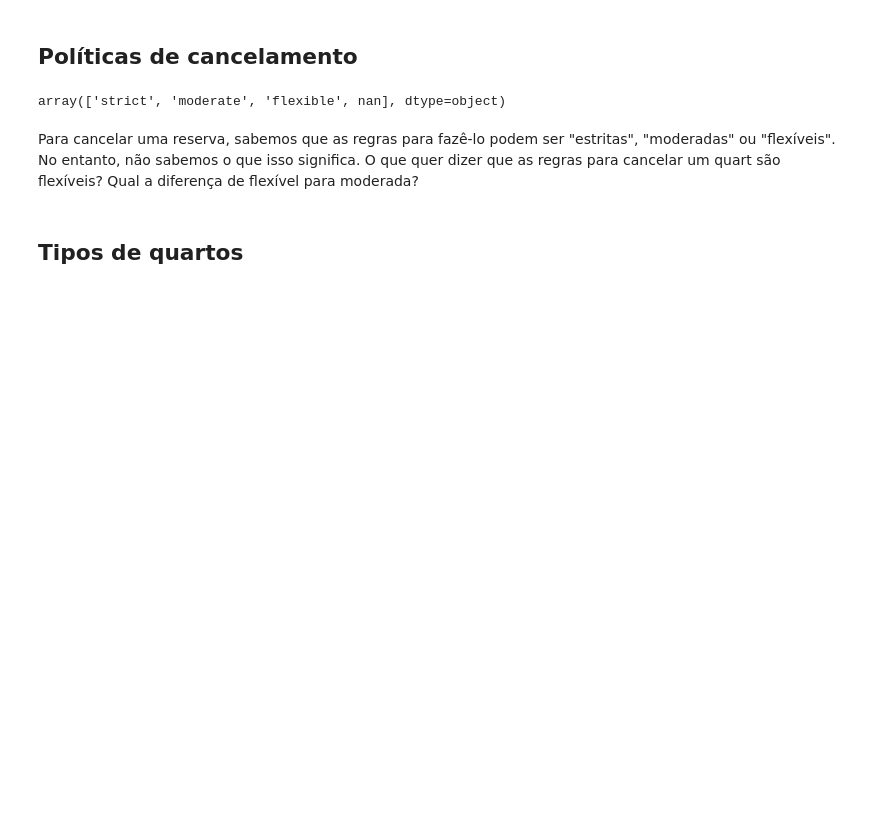
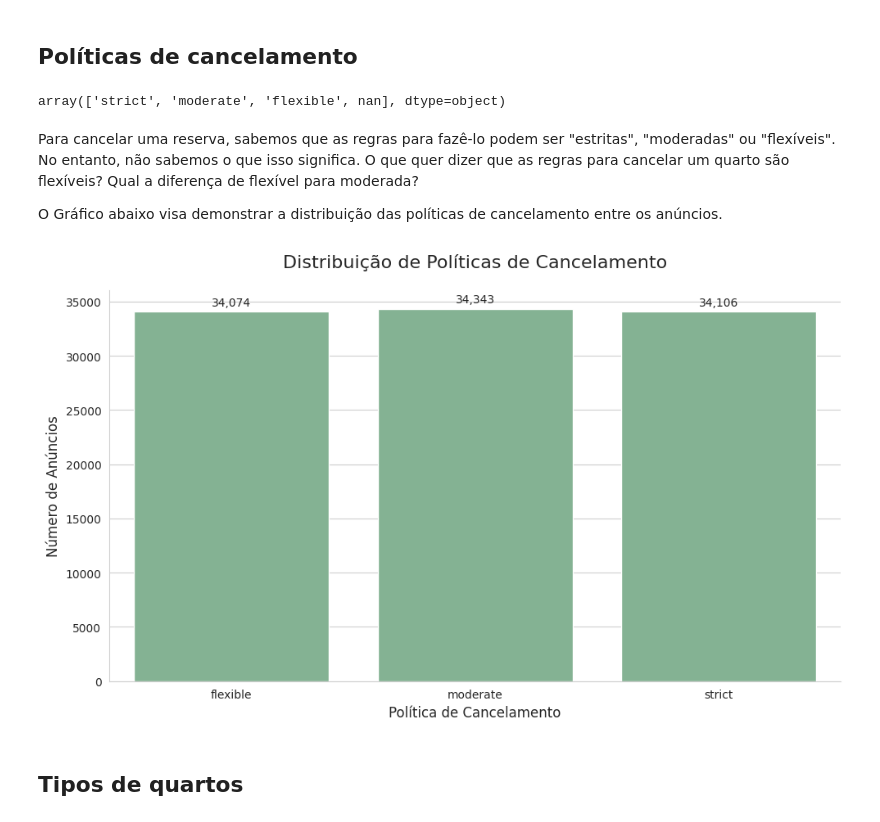
Before and after one commit to lucasqueiroz23/airbnb-data-analysis, a Jupyter notebook: raw/analytics.ipynb, the cells around one changed output. Drawn from its saved outputs; the diff is of its cells as text; code cells hidden in the pictures; blank space fills up the shorter version.

```diff
--- a/raw/analytics.ipynb
+++ b/raw/analytics.ipynb
@@ -245,7 +380,57 @@ cancellation_policies
 # %% [output]
 array(['strict', 'moderate', 'flexible', nan], dtype=object)
 # %% [markdown]
-Para cancelar uma reserva, sabemos que as regras para fazê-lo podem ser "estritas", "moderadas" ou "flexíveis". No entanto, não sabemos o que isso significa. O que quer dizer que as regras para cancelar um quart são flexíveis? Qual a diferença de flexível para moderada?
+Para cancelar uma reserva, sabemos que as regras para fazê-lo podem ser "estritas", "moderadas" ou "flexíveis". No entanto, não sabemos o que isso significa. O que quer dizer que as regras para cancelar um quarto são flexíveis? Qual a diferença de flexível para moderada?
+
+O Gráfico abaixo visa demonstrar a distribuição das políticas de cancelamento entre os anúncios.
+# %%
+import pandas as pd
+import matplotlib.pyplot as plt
+import seaborn as sns
+
+# Supondo que o df já está carregado
+file_path = './airbnb-dataset.csv'
+df = pd.read_csv(file_path, encoding='utf8', low_memory=False)
+
+# --- Geração do Gráfico para Políticas de Cancelamento ---
+
+# Definimos o estilo e a paleta
+sns.set_style("whitegrid")
+sns.set_palette("crest") # Paleta com tons de verde/azul
+
+# Criamos a figura e os eixos
+plt.figure(figsize=(10, 6))
+
+# Definimos uma ordem lógica para as políticas
+logical_order = ['flexible', 'moderate', 'strict']
+
+# Criamos o gráfico de contagem (countplot)
+ax = sns.countplot(
+    x=df['cancellation_policy'],
+    order=logical_order # Aplicamos a ordem lógica
+)
+
+# --- Anotações e Melhorias ---
+
+# Adicionamos os valores exatos no topo de cada barra
+for container in ax.containers:
+    ax.bar_label(container, fmt='{:,.0f}', padding=3, fontsize=10)
+
+# Configuramos títulos e rótulos
+ax.set_title('Distribuição de Políticas de Cancelamento', fontsize=16, pad=20)
+ax.set_xlabel('Política de Cancelamento', fontsize=12)
+ax.set_ylabel('Número de Anúncios', fontsize=12)
+
+# Removemos as bordas de cima e da direita
+sns.despine()
+
+# Ajusta o layout
+plt.tight_layout()
+
+# Exibir o gráfico
+plt.show()
+# %% [output]
+[figure, added]
 # %% [markdown]
 ## Tipos de quartos
 # %%
```
Also changed, not shown: parts of 9 cells of this notebook, 1 other file.
